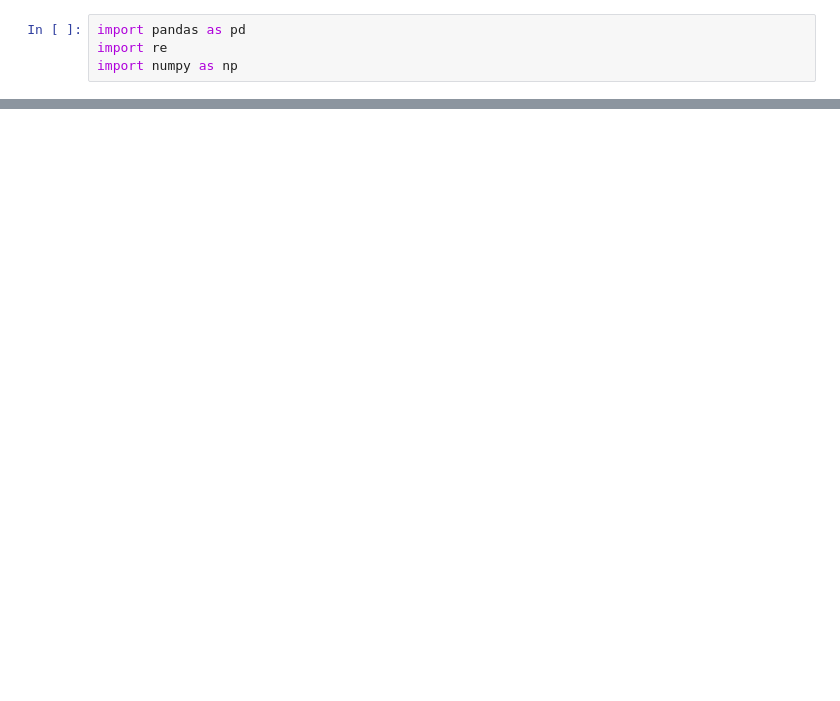
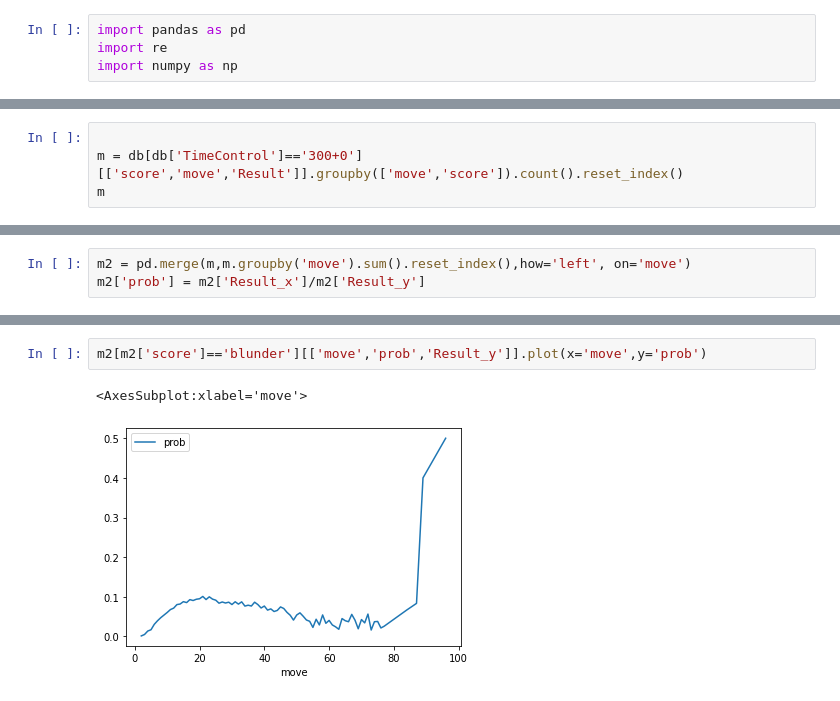
Before and after one commit to rogulforce/Chess, a Jupyter notebook: Python/analysis.ipynb, the cells around one changed output, grey strips where cells are left out. Drawn from its saved outputs; the diff is of its cells as text; blank space fills up the shorter version.

```diff
--- a/Python/analysis.ipynb
+++ b/Python/analysis.ipynb
@@ -52,0 +54,4 @@ a[:n]
+# %%
+
+m = db[db['TimeControl']=='300+0'][['score','move','Result']].groupby(['move','score']).count().reset_index()
+m
@@ -52,0 +72,3 @@ a[:n]
+# %%
+m2 = pd.merge(m,m.groupby('move').sum().reset_index(),how='left', on='move')
+m2['prob'] = m2['Result_x']/m2['Result_y']
@@ -52,0 +91,5 @@ a[:n]
+# %%
+m2[m2['score']=='blunder'][['move','prob','Result_y']].plot(x='move',y='prob')
+# %% [output]
+<AxesSubplot:xlabel='move'>
+[figure, added]
```
Also changed, not shown: parts of 17 cells of this notebook, 12 other files.
